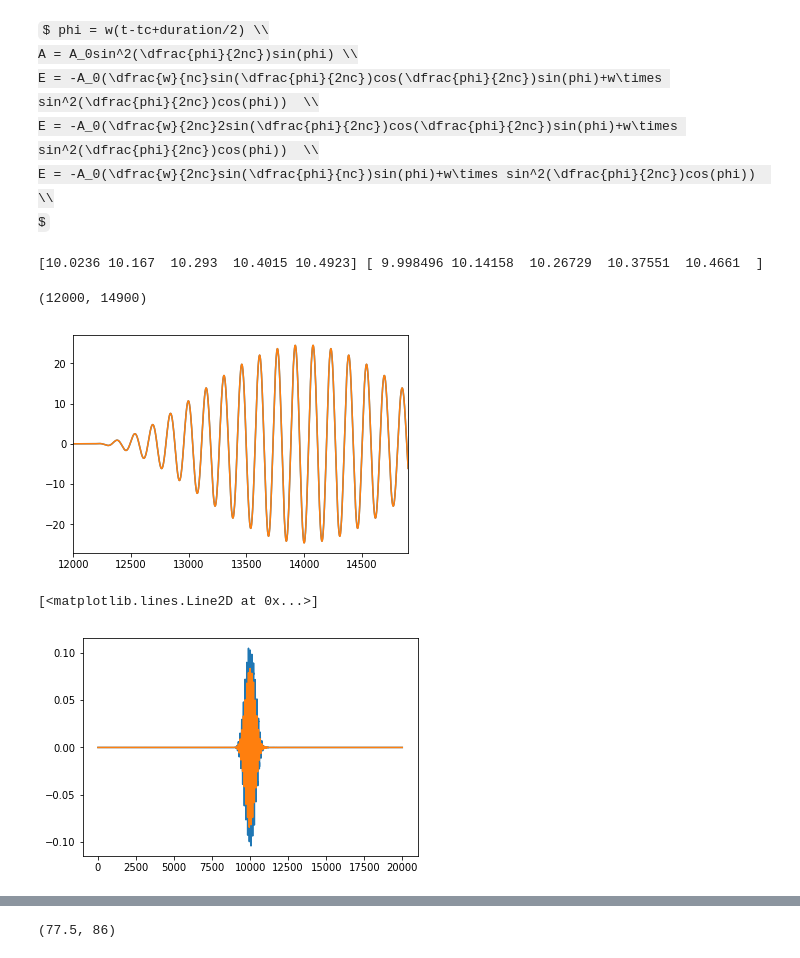
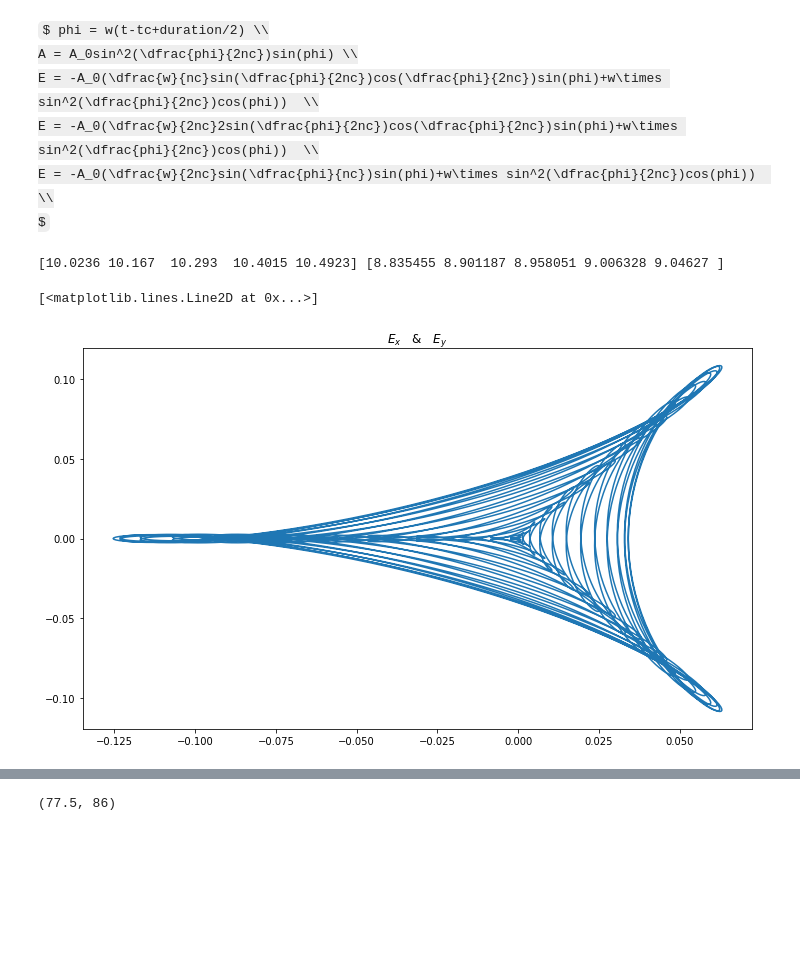
Before and after one commit to hetao2018/Models, a Jupyter notebook: SFA_cb/Plot-Copy1.ipynb, the cells around one changed output, grey strips where cells are left out. Saved outputs shown, nothing was run; the diff lists cells and outputs as text; code cells hidden in the pictures; some formulas as TeX source; blank space fills up the shorter version.

```diff
--- a/SFA_cb/Plot-Copy1.ipynb
+++ b/SFA_cb/Plot-Copy1.ipynb
@@ -27,21 +30,15 @@ E = -A_0(\dfrac{w}{2nc}2sin(\dfrac{phi}{2nc})cos(\dfrac{phi}{2nc})sin(phi)+w\tim
 E = -A_0(\dfrac{w}{2nc}sin(\dfrac{phi}{nc})sin(phi)+w\times sin^2(\dfrac{phi}{2nc})cos(phi))  \\
 $
 # %%
-plot(intA1y)
-plot(intA1)
-print(intA1[14995:15000],intA1y[14995:15000])
-# title('$E_x \quad & \quad E_y$')
-# plot(Ex,Ey)/
+figure(figsize=(12,7))
+# plot(Ex)
+# plot(Ex1)
+print(intA1[14995:15000],intA1x[14995:15000])
+title('$E_x \quad & \quad E_y$')
+plot(Ex,Ey)
 # plot(Ax,Ay)
-xlim(12000,14900)
+# xlim(12000,16000)
 # %% [output]
-[10.0236 10.167  10.293  10.4015 10.4923] [ 9.998496 10.14158  10.26729  10.37551  10.4661  ]
+[10.0236 10.167  10.293  10.4015 10.4923] [8.835455 8.901187 8.958051 9.006328 9.04627 ]
-(12000, 14900)
+[<matplotlib.lines.Line2D at 0x...>]
-[figure, old version]
+[figure, new version]
-# %%
-plot(time, Dy)
-plot(time, D_real)
-# xlim(-500,500)
-# %% [output]
-[<matplotlib.lines.Line2D at 0x...>]
-[figure, removed]
```
Also changed, not shown: parts of 9 cells of this notebook, 9 other files.
